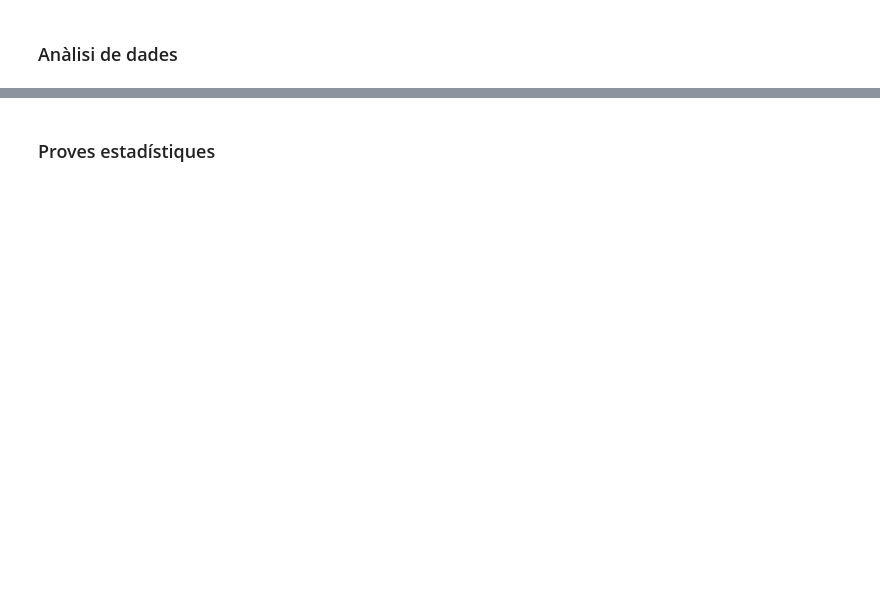
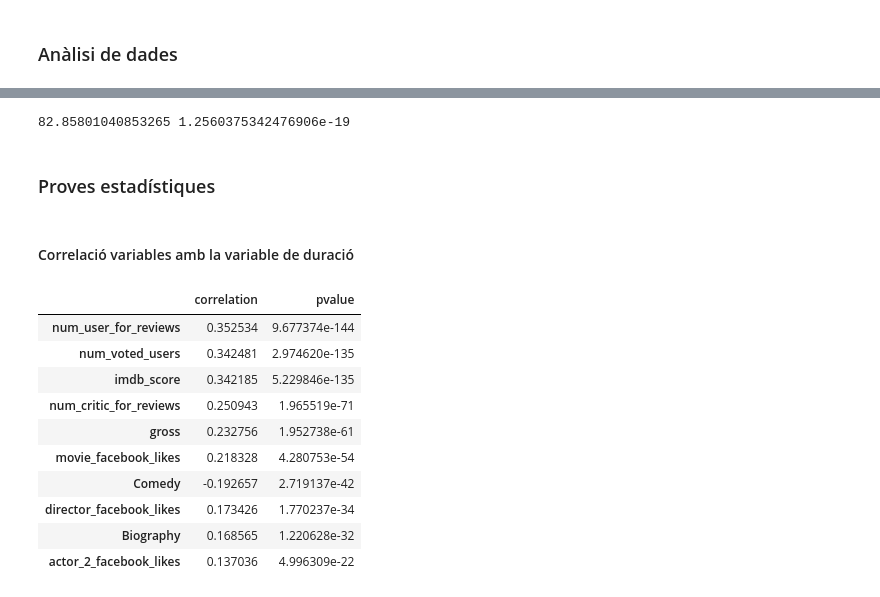
Before and after one commit to sgalan/Practica2-Neteja, a Jupyter notebook: Pràctica2-Neteja.ipynb, the cells around one changed output, grey strips where cells are left out. Saved outputs shown, nothing was run; the diff lists cells and outputs as text; code cells hidden in the pictures; blank space fills up the shorter version.

```diff
--- a/Pràctica2-Neteja.ipynb
+++ b/Pràctica2-Neteja.ipynb
@@ -204 +395,10 @@ Number of outliers:  756
+# %%
+daux=pd.get_dummies(filtered_df['color'])
+filtered_df=pd.concat([filtered_df,daux],axis=1)
+# %%
+daux=pd.get_dummies(filtered_df['title_year_bins'])
+filtered_df=pd.concat([filtered_df,daux],axis=1)
+# %%
+daux=pd.get_dummies(filtered_df['Continent'])
+filtered_df=pd.concat([filtered_df,daux],axis=1)
 # %% [markdown]
@@ -212,2 +474,31 @@ Number of outliers:  756
+# %%
+# homogeneitat variances
+stat, p = stats.levene(high_score['duration'], low_score['duration'])
+print(stat, p)
+# %% [output]
+82.85801040853265 1.2560375342476906e-19
 # %% [markdown]
 ### Proves estadístiques <a class="anchor" id="proves_estadístiques"></a>
+# %% [markdown]
+#### Correlació variables amb la variable de duració <a class="anchor" id="correlació_variables"></a>
+# %%
+correlation_dict = pd.DataFrame()
+for i in filtered_df.columns:
+    if i not in ['color', 'language', 'main_genre', 'title_year_bins', 'Continent', 'duration']:
+        corr, pval = pearsonr(filtered_df['duration'], filtered_df[i])
+        correlation_dict[i] = [corr, pval]
+# %%
+orderedDict_corr = dict(sorted(correlation_dict.items(), key=lambda t: t[1][1]))
+pd.DataFrame.from_dict(orderedDict_corr, orient='index', columns=['correlation', 'pvalue']).head(10)
+# %% [output]
+|  | correlation | pvalue |
+| num_user_for_reviews | 0.352534 | 9.677374e-144 |
+| num_voted_users | 0.342481 | 2.974620e-135 |
+| imdb_score | 0.342185 | 5.229846e-135 |
+| num_critic_for_reviews | 0.250943 | 1.965519e-71 |
+| gross | 0.232756 | 1.952738e-61 |
+| movie_facebook_likes | 0.218328 | 4.280753e-54 |
+| Comedy | -0.192657 | 2.719137e-42 |
+| director_facebook_likes | 0.173426 | 1.770237e-34 |
+| Biography | 0.168565 | 1.220628e-32 |
+| actor_2_facebook_likes | 0.137036 | 4.996309e-22 |
```
Also changed, not shown: parts of 40 cells of this notebook, 1 other file.
